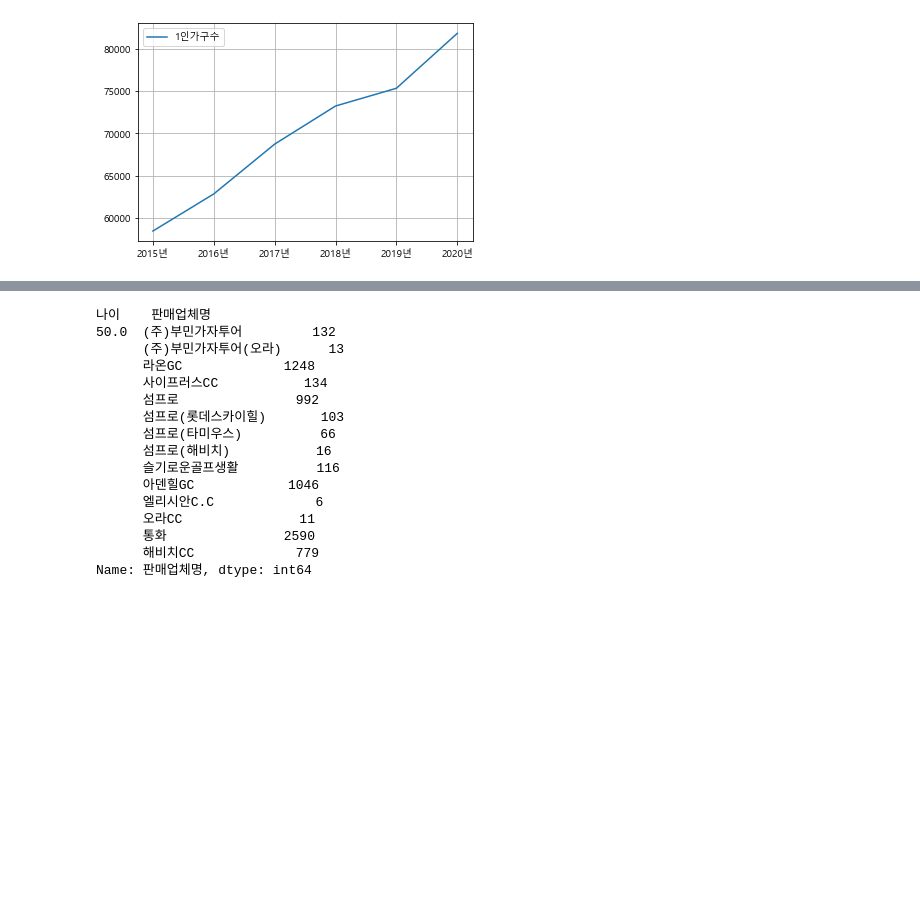
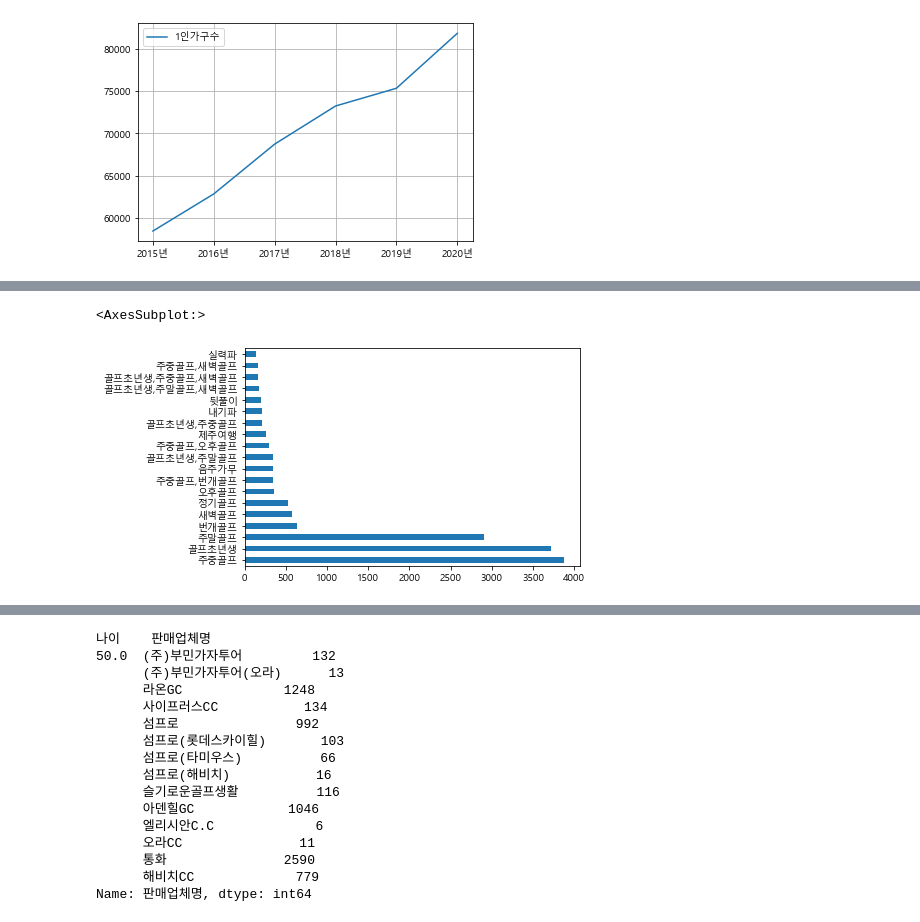
Before and after one commit to minwooking/Next_Ez_Training, a Jupyter notebook: 제주통계포털,노인인구,관광객시각화.ipynb, the cells around one changed output, grey strips where cells are left out. Saved outputs shown, nothing was run; the diff lists cells and outputs as text; code cells hidden in the pictures; blank space fills up the shorter version.

```diff
--- a/제주통계포털,노인인구,관광객시각화.ipynb
+++ b/제주통계포털,노인인구,관광객시각화.ipynb
@@ -67,3 +67,8 @@ plt.grid()
 [figure]
 # %% [markdown]
 ![pooh](https://cdn.wlv.kr/news/photo/202106/692_944_2525.jpg)
+# %%
+df.사용성향.value_counts()[1:20].plot.barh()
+# %% [output]
+<AxesSubplot:>
+[figure, added]
```
Also changed, not shown: parts of 3 cells of this notebook.
